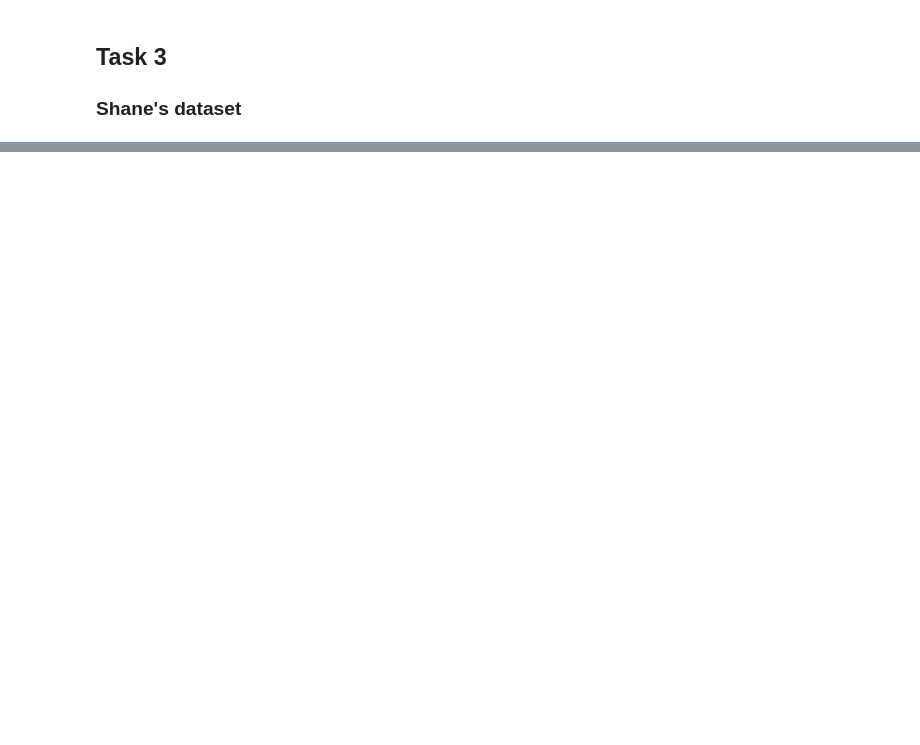
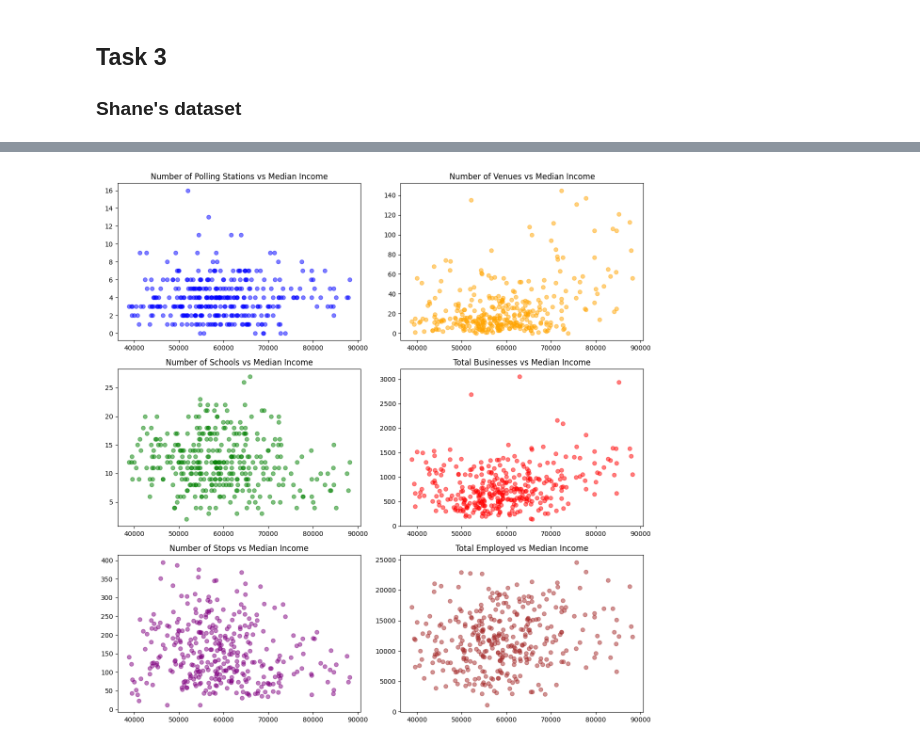
Before and after one commit to horeilly2021/Sydney-Analysis-Python-SQL, a Jupyter notebook: DATA2901_Assignment1.ipynb, the cells around one changed output, grey strips where cells are left out. Saved outputs shown, nothing was run; the diff lists cells and outputs as text; code cells hidden in the pictures; blank space fills up the shorter version.

```diff
--- a/DATA2901_Assignment1.ipynb
+++ b/DATA2901_Assignment1.ipynb
@@ -1061,0 +986,50 @@ Connected successfully.
+# %%
+"""
+Rename columns
+"""
+
+data_df = data_df.rename(columns={
+    'total_people': 'total_pop',
+    'num_poll_stations': 'num_poll',
+    'num_of_venues': 'num_venues',
+    'num_schools': 'num_schools',
+    'total_businesses': 'total_businesses',
+    'num_of_stops': 'num_stops',
+    'total_employed_in_2020-2021': 'total_employed'
+})
+# %%
+score_income_data = score_and_income.merge(data_df, on='sa2_code', how='left')
+score_income_data = score_income_data.drop(columns='median_income_x').rename(columns={'median_income_y': 'median_income'})
+# %%
+median_income = score_income_data['median_income']
+num_poll = score_income_data['num_poll']
+num_venues = score_income_data['num_venues']
+num_schools = score_income_data['num_schools']
+total_businesses = score_income_data['total_businesses']
+num_stops = score_income_data['num_stops']
+total_employed = score_income_data['total_employed']
+
+fig, axes = plt.subplots(3, 2, figsize=(12, 12))
+
+axes[0, 0].scatter(median_income, num_poll, color='blue', alpha=0.5)
+axes[0, 0].set_title('Number of Polling Stations vs Median Income')
+
+axes[0, 1].scatter(median_income, num_venues, color='orange', alpha=0.5)
+axes[0, 1].set_title('Number of Venues vs Median Income')
+
+axes[1, 0].scatter(median_income, num_schools, color='green', alpha=0.5)
+axes[1, 0].set_title('Number of Schools vs Median Income')
+
+axes[1, 1].scatter(median_income, total_businesses, color='red', alpha=0.5)
+axes[1, 1].set_title('Total Businesses vs Median Income')
+
+axes[2, 0].scatter(median_income, num_stops, color='purple', alpha=0.5)
+axes[2, 0].set_title('Number of Stops vs Median Income')
+
+axes[2, 1].scatter(median_income, total_employed, color='brown', alpha=0.5)
+axes[2, 1].set_title('Total Employed vs Median Income')
+
+plt.tight_layout()
+plt.show()
+# %% [output]
+[figure, added]
```
Also changed, not shown: parts of 38 cells of this notebook.
